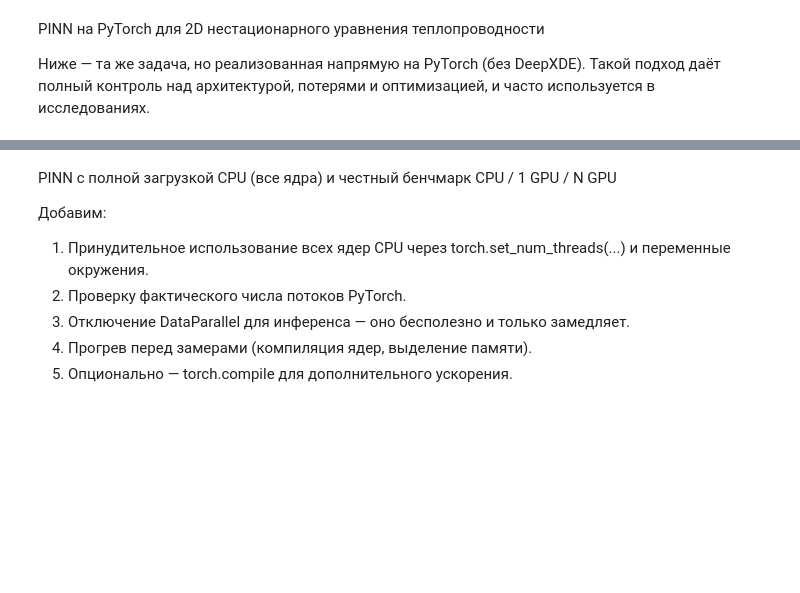
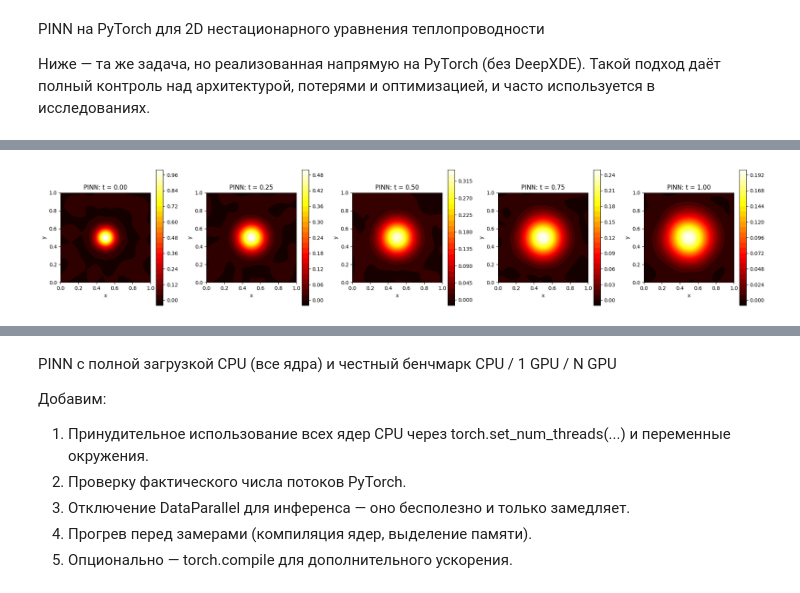
Before and after one commit to kimve1969/PINN, a Jupyter notebook: pinn-2d-heat.ipynb, the cells around one changed output, grey strips where cells are left out. Cells and saved outputs as stored; diff of their text form; code cells hidden in the pictures; blank space fills up the shorter version.

```diff
--- a/pinn-2d-heat.ipynb
+++ b/pinn-2d-heat.ipynb
@@ -521,10 +837,10 @@ PINN на PyTorch для 2D нестационарного уравнения т
 
 Ниже — та же задача, но реализованная напрямую на PyTorch (без DeepXDE). Такой подход даёт полный контроль над архитектурой, потерями и оптимизацией, и часто используется в исследованиях.
 # %%
+import matplotlib.pyplot as plt
+import numpy as np
 import torch
 import torch.nn as nn
-import numpy as np
-import matplotlib.pyplot as plt
 from matplotlib.animation import FuncAnimation
 
 # ============ Устройство ============
@@ -532,9 +848,10 @@ device = torch.device("cuda" if torch.cuda.is_available() else "cpu")
 print(f"Device: {device}")
 
 # ============ Параметры задачи ============
-alpha = 0.01       # температуропроводность
+alpha = 0.01  # температуропроводность
 Lx, Ly = 1.0, 1.0
 T_final = 1.0
+
 
 # ============ Нейронная сеть ============
 class PINN(nn.Module):
@@ -543,6 +860,7 @@ class PINN(nn.Module):
     Вход: (N, 3) — (x, y, t)
     Выход: (N, 1) — u
     """
+
     def __init__(self, hidden=64, depth=4):
         super().__init__()
         layers = [nn.Linear(3, hidden), nn.Tanh()]
@@ -566,11 +884,12 @@ class PINN(nn.Module):
 def gradients(outputs, inputs):
     """d(outputs)/d(inputs) через autograd."""
     return torch.autograd.grad(
-        outputs, inputs,
+        outputs,
+        inputs,
         grad_outputs=torch.ones_like(outputs),
         create_graph=True,
         retain_graph=True,
-        only_inputs=True
+        only_inputs=True,
     )[0]
 
 
@@ -582,12 +901,14 @@ def sample_interior(n):
     t = torch.rand(n, 1, device=device)
     return x, y, t
 
+
 def sample_initial(n):
     """Начальные условия: t=0, случайные (x,y)."""
     x = torch.rand(n, 1, device=device)
     y = torch.rand(n, 1, device=device)
     t = torch.zeros(n, 1, device=device)
     return x, y, t
+
 
 def sample_boundary(n):
     """
@@ -604,10 +925,10 @@ def sample_boundary(n):
 
     # 4 стороны
     xb = [
-        (zeros, x_rand, t),    # x = 0
-        (ones,  x_rand, t),    # x = 1
-        (x_rand, zeros, t),    # y = 0
-        (x_rand, ones,  t),    # y = 1
+        (zeros, x_rand, t),  # x = 0
+        (ones, x_rand, t),  # x = 1
+        (x_rand, zeros, t),  # y = 0
+        (x_rand, ones, t),  # y = 1
     ]
     return xb
 
@@ -616,30 +937,32 @@ def sample_boundary(n):
 def compute_loss(model, n_int, n_ic, n_bc):
     # --- PDE residual во внутренних точках ---
     x, y, t = sample_interior(n_int)
-    x.requires_grad_(True); y.requires_grad_(True); t.requires_grad_(True)
+    x.requires_grad_(True)
+    y.requires_grad_(True)
+    t.requires_grad_(True)
 
     u = model(x, y, t)
 
-    u_t  = gradients(u, t)
-    u_x  = gradients(u, x)
-    u_y  = gradients(u, y)
+    u_t = gradients(u, t)
+    u_x = gradients(u, x)
+    u_y = gradients(u, y)
     u_xx = gradients(u_x, x)
     u_yy = gradients(u_y, y)
 
     residual = u_t - alpha * (u_xx + u_yy)
-    loss_pde = torch.mean(residual ** 2)
+    loss_pde = torch.mean(residual**2)
 
     # --- Начальное условие ---
     xi, yi, ti = sample_initial(n_ic)
     u_ic_pred = model(xi, yi, ti)
-    u_ic_true = torch.exp(-100 * ((xi - 0.5)**2 + (yi - 0.5)**2))
+    u_ic_true = torch.exp(-100 * ((xi - 0.5) ** 2 + (yi - 0.5) ** 2))
     loss_ic = torch.mean((u_ic_pred - u_ic_true) ** 2)
 
     # --- Граничные условия (u = 0) ---
     loss_bc = 0.0
-    for (xb, yb, tb) in sample_boundary(n_bc):
+    for xb, yb, tb in sample_boundary(n_bc):
         u_bc_pred = model(xb, yb, tb)
-        loss_bc = loss_bc + torch.mean(u_bc_pred ** 2)
+        loss_bc = loss_bc + torch.mean(u_bc_pred**2)
     loss_bc = loss_bc / 4.0
 
     # --- Итоговая потеря (с весами) ---
@@ -660,7 +983,7 @@ optimizer_lbfgs = torch.optim.LBFGS(
     lr=1.0,
     max_iter=20,
     history_size=50,
-    line_search_fn="strong_wolfe"
+    line_search_fn="strong_wolfe",
 )
 
 # ============ Обучение ============
@@ -678,12 +1001,15 @@ for epoch in range(adam_epochs):
     losses.append(loss.item())
 
     if epoch % 1000 == 0:
-        print(f"Epoch {epoch:5d} | total={loss.item():.3e} | "
-              f"pde={lp.item():.3e} | ic={li.item():.3e} | bc={lb.item():.3e}")
+        print(
+            f"Epoch {epoch:5d} | total={loss.item():.3e} | "
+            f"pde={lp.item():.3e} | ic={li.item():.3e} | bc={lb.item():.3e}"
+        )
 
 print("\n=== Этап 2: L-BFGS ===")
 lbfgs_iters = 500
 for it in range(lbfgs_iters):
+
     def closure():
         optimizer_lbfgs.zero_grad()
         loss, _, _, _ = compute_loss(model, n_int, n_ic, n_bc)
@@ -701,11 +1027,11 @@ model.eval()
 nx, ny = 100, 100
 x = np.linspace(0, Lx, nx)
 y = np.linspace(0, Ly, ny)
-X, Y = np.meshgrid(x, y, indexing='ij')
+X, Y = np.meshgrid(x, y, indexing="ij")
 
 save_times = [0.0, 0.25, 0.5, 0.75, 1.0]
 
-fig, axes = plt.subplots(1, len(save_times), figsize=(4*len(save_times), 4))
+fig, axes = plt.subplots(1, len(save_times), figsize=(4 * len(save_times), 4))
 if len(save_times) == 1:
     axes = [axes]
 
@@ -716,24 +1042,26 @@ with torch.no_grad():
         tt = torch.full_like(xt, t_val)
         u_pred = model(xt, yt, tt).cpu().numpy().reshape(nx, ny)
 
-        im = ax.contourf(X, Y, u_pred, levels=30, cmap='hot')
-        ax.set_title(f'PINN: t = {t_val:.2f}')
-        ax.set_xlabel('x')
-        ax.set_ylabel('y')
-        ax.set_aspect('equal')
+        im = ax.contourf(X, Y, u_pred, levels=30, cmap="hot")
+        ax.set_title(f"PINN: t = {t_val:.2f}")
+        ax.set_xlabel("x")
+        ax.set_ylabel("y")
+        ax.set_aspect("equal")
         plt.colorbar(im, ax=ax)
 
 plt.tight_layout()
-plt.savefig('heat_2d_pinn_torch.png', dpi=120)
+plt.savefig("heat_2d_pinn_torch.png", dpi=120)
 plt.show()
 
 # ============ График функции потерь ============
 plt.figure(figsize=(8, 4))
 plt.semilogy(losses)
-plt.xlabel('Epoch'); plt.ylabel('Loss')
-plt.title('Кривая обучения (Adam)')
-plt.grid(True); plt.tight_layout()
-plt.savefig('loss_curve.png', dpi=120)
+plt.xlabel("Epoch")
+plt.ylabel("Loss")
+plt.title("Кривая обучения (Adam)")
+plt.grid(True)
+plt.tight_layout()
+plt.savefig("loss_curve.png", dpi=120)
 plt.show()
 
 # ============ Анимация ============
@@ -749,11 +1077,15 @@ with torch.no_grad():
 
 fig2, ax2 = plt.subplots(figsize=(6, 5))
 
+
 def update(i):
     ax2.clear()
-    ax2.contourf(X, Y, frames[i], levels=30, cmap='hot', vmin=0, vmax=1)
-    ax2.set_title(f'PINN, t = {times_anim[i]:.2f}')
-    ax2.set_xlabel('x'); ax2.set_ylabel('y'); ax2.set_aspect('equal')
+    ax2.contourf(X, Y, frames[i], levels=30, cmap="hot", vmin=0, vmax=1)
+    ax2.set_title(f"PINN, t = {times_anim[i]:.2f}")
+    ax2.set_xlabel("x")
+    ax2.set_ylabel("y")
+    ax2.set_aspect("equal")
+
 
 ani = FuncAnimation(fig2, update, frames=len(frames), interval=80)
 plt.show()
@@ -768,0 +1110 @@ Epoch  4000 | total=9.081e-04 | pde=5.239e-04 | ic=3.232e-05 | bc=6.098e-06
+[figure, added]
```
Also changed, not shown: parts of 11 cells of this notebook, 7 other files.
